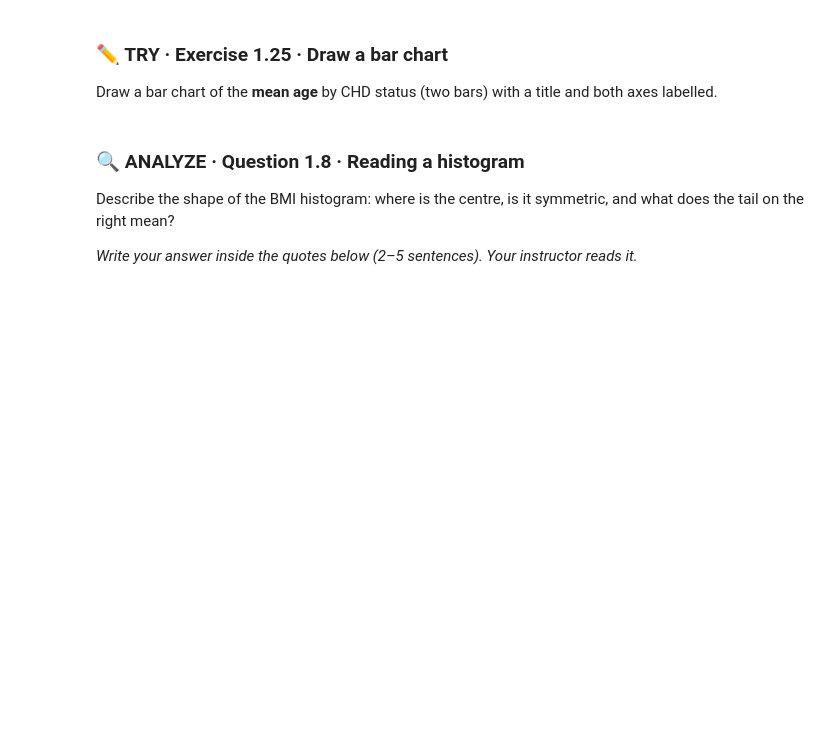
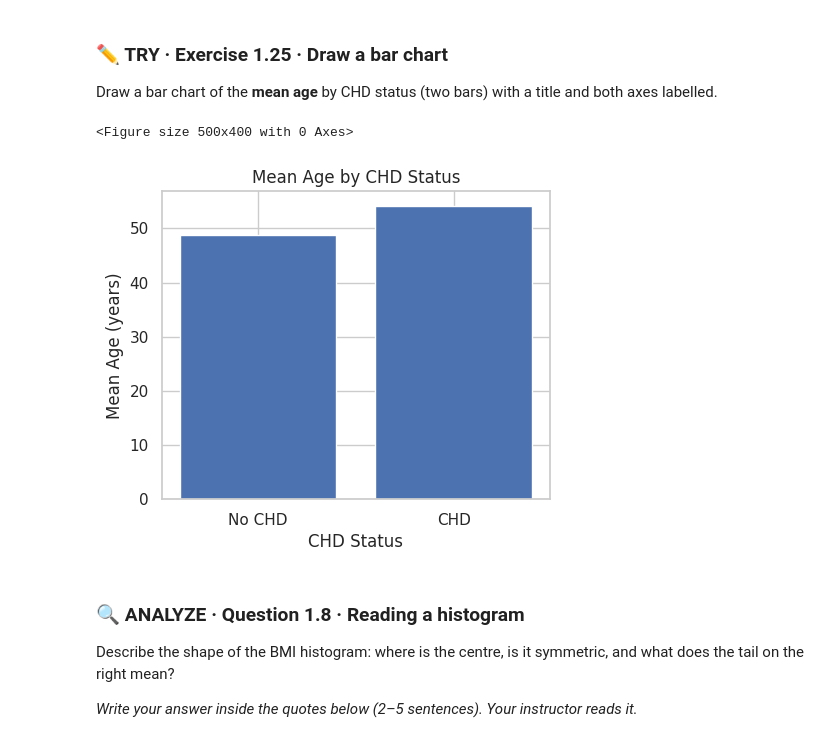
Before and after one commit to Mojoyinoluwa03/Biometrics-hub-notebooks, a Jupyter notebook: NB1_Python_and_Data_Analysis_Foundations_STUDENT (1).ipynb, the cells around one changed output. Cells and saved outputs as stored; diff of their text form; code cells hidden in the pictures; blank space fills up the shorter version.

```diff
--- a/NB1_Python_and_Data_Analysis_Foundations_STUDENT (1).ipynb
+++ b/NB1_Python_and_Data_Analysis_Foundations_STUDENT (1).ipynb
@@ -2042,10 +2092,22 @@ Draw a bar chart of the **mean age** by CHD status (two bars) with a title and b
 # %%
 # [Exercise 1.25]
 age_means = df.groupby("TenYearCHD")["age"].mean()
 plt.figure(figsize=(5, 4))
 # TODO 1: plt.bar(["No CHD", "CHD"], age_means.values)
 # TODO 2-4: title, xlabel, ylabel
 plt.show()
+
+age_means = df.groupby("TenYearCHD")["age"].mean()
+plt.figure(figsize=(5, 4))
+plt.bar(["No CHD", "CHD"], age_means.values)
+plt.title("Mean Age by CHD Status")
+plt.xlabel("CHD Status")
+plt.ylabel("Mean Age (years)")
+
+plt.show()
+# %% [output]
+<Figure size 500x400 with 0 Axes>
+[figure, added]
 # %% [markdown]
 ### 🔍 ANALYZE · Question 1.8 · Reading a histogram
 
```
Also changed, not shown: parts of 21 cells of this notebook.
